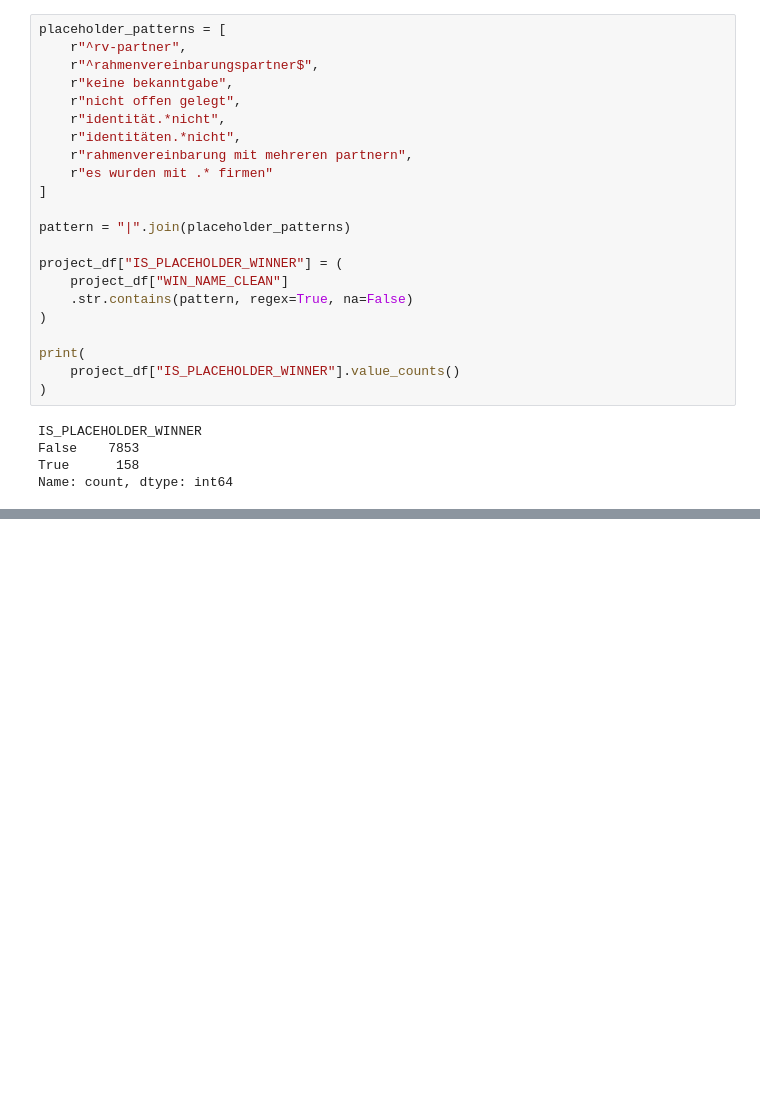
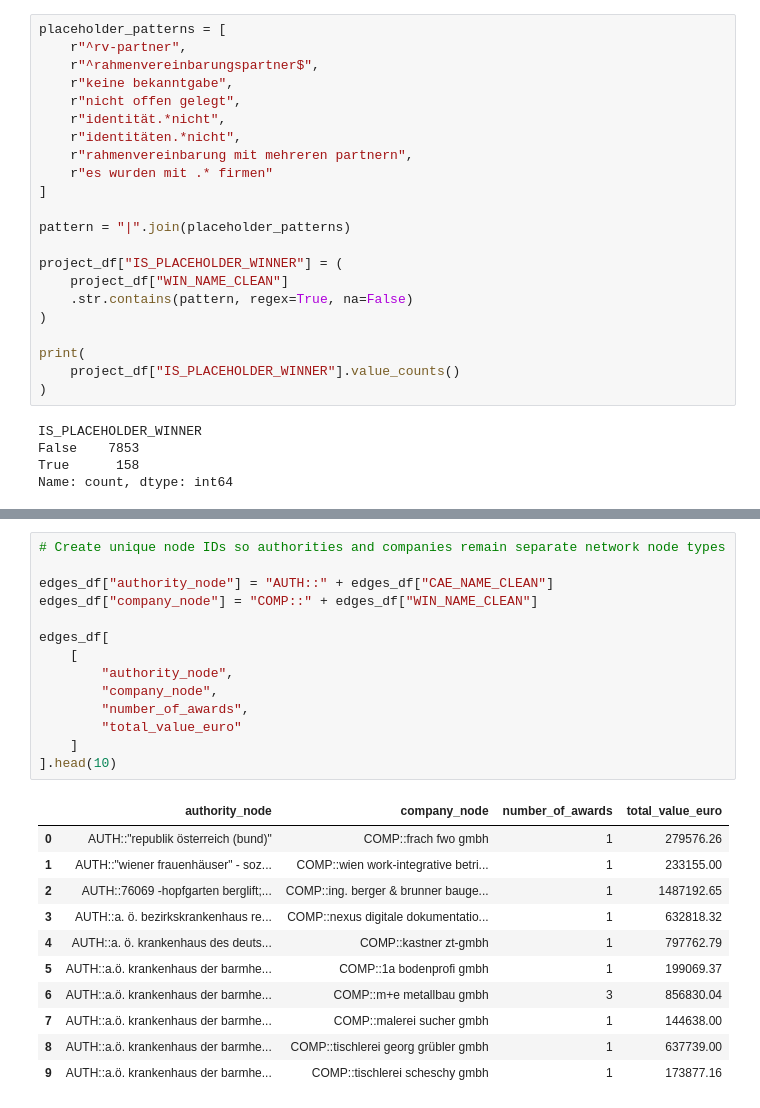
Before and after one commit to ephmpofu-lab/public-procurement-network-analysis, a Jupyter notebook: Notebooks/01_explore_data.ipynb, the cells around one changed output, grey strips where cells are left out. Cells and saved outputs as stored; diff of their text form; blank space fills up the shorter version.

```diff
--- a/Notebooks/01_explore_data.ipynb
+++ b/Notebooks/01_explore_data.ipynb
@@ -344,0 +431,26 @@ Name: count, dtype: int64
+# %%
+# Create unique node IDs so authorities and companies remain separate network node types
+
+edges_df["authority_node"] = "AUTH::" + edges_df["CAE_NAME_CLEAN"]
+edges_df["company_node"] = "COMP::" + edges_df["WIN_NAME_CLEAN"]
+
+edges_df[
+    [
+        "authority_node",
+        "company_node",
+        "number_of_awards",
+        "total_value_euro"
+    ]
+].head(10)
+# %% [output]
+|  | authority_node | company_node | number_of_awards | total_value_euro |
+| 0 | AUTH::"republik österreich (bund)" | COMP::frach fwo gmbh | 1 | 279576.26 |
+| 1 | AUTH::"wiener frauenhäuser" - soz... | COMP::wien work-integrative betri... | 1 | 233155.00 |
+| 2 | AUTH::76069 -hopfgarten berglift;... | COMP::ing. berger & brunner bauge... | 1 | 1487192.65 |
+| 3 | AUTH::a. ö. bezirkskrankenhaus re... | COMP::nexus digitale dokumentatio... | 1 | 632818.32 |
+| 4 | AUTH::a. ö. krankenhaus des deuts... | COMP::kastner zt-gmbh | 1 | 797762.79 |
+| 5 | AUTH::a.ö. krankenhaus der barmhe... | COMP::1a bodenprofi gmbh | 1 | 199069.37 |
+| 6 | AUTH::a.ö. krankenhaus der barmhe... | COMP::m+e metallbau gmbh | 3 | 856830.04 |
+| 7 | AUTH::a.ö. krankenhaus der barmhe... | COMP::malerei sucher gmbh | 1 | 144638.00 |
+| 8 | AUTH::a.ö. krankenhaus der barmhe... | COMP::tischlerei georg grübler gmbh | 1 | 637739.00 |
+| 9 | AUTH::a.ö. krankenhaus der barmhe... | COMP::tischlerei scheschy gmbh | 1 | 173877.16 |
```
Also changed, not shown: parts of 21 cells of this notebook, 8 other files.
